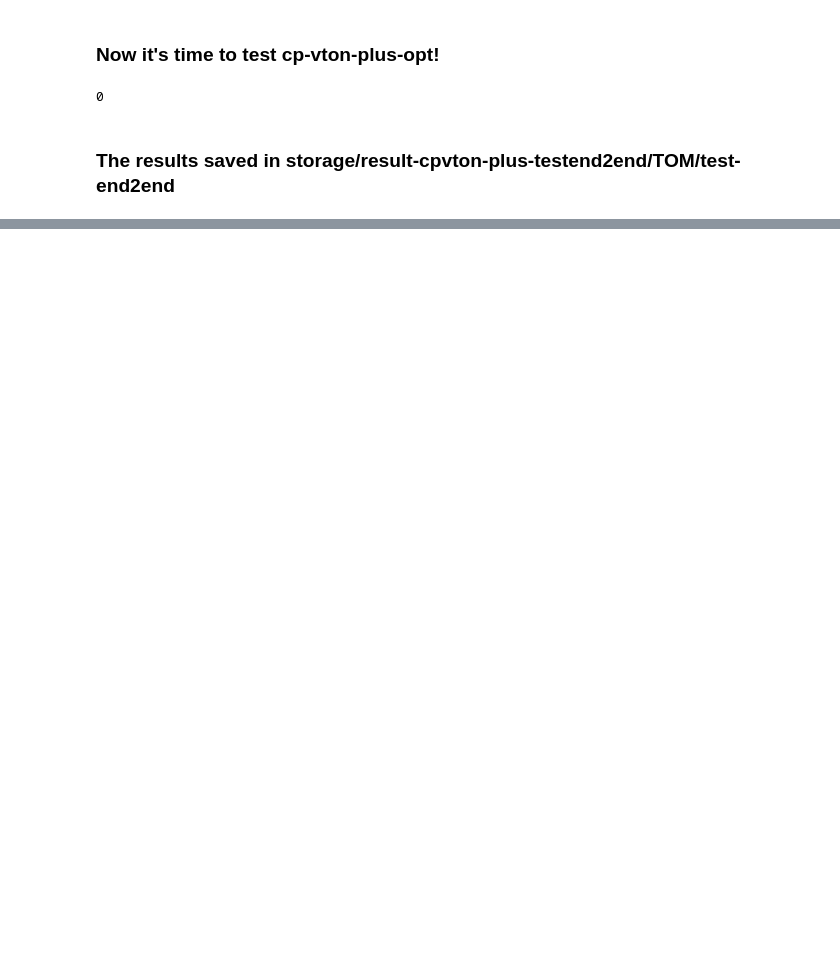
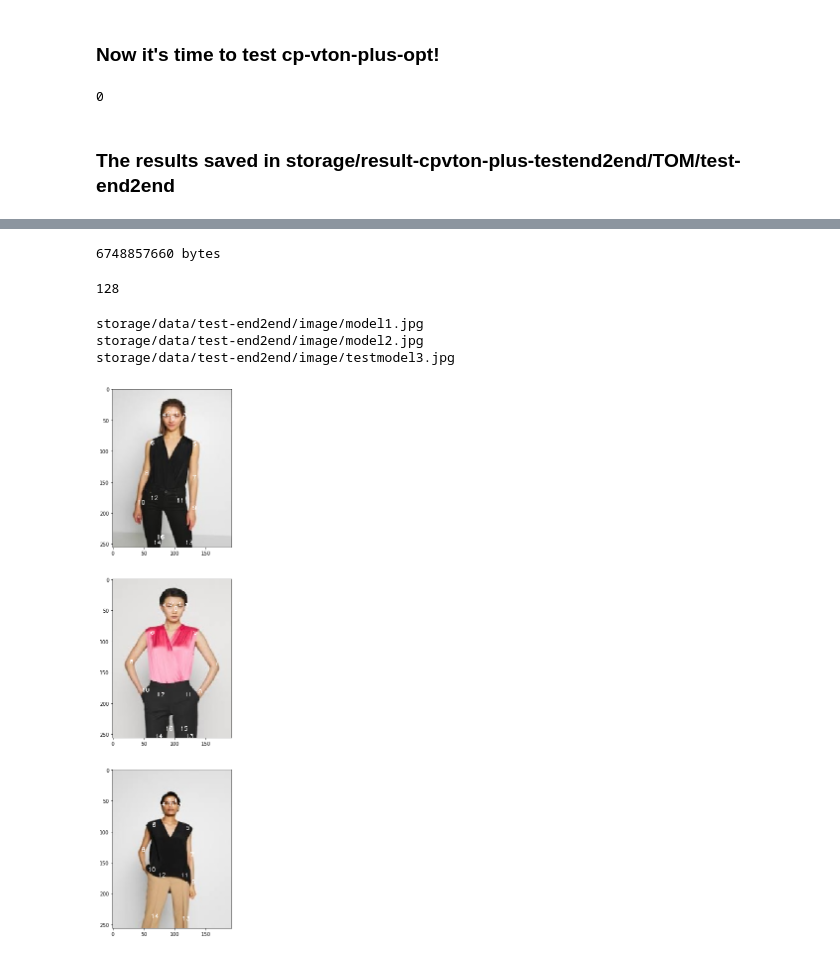
Before and after one commit to abc123yuanrui/cp-vton-plus, a Jupyter notebook: mv-to-storage/CP-VTON-plus-replication.ipynb, the cells around one changed output, grey strips where cells are left out. Cells and saved outputs as stored; diff of their text form; code cells hidden in the pictures; blank space fills up the shorter version.

```diff
--- a/mv-to-storage/CP-VTON-plus-replication.ipynb
+++ b/mv-to-storage/CP-VTON-plus-replication.ipynb
@@ -372,4 +373,8 @@ if not os.path.exists(pose_dir):
 # %%
+import cv2
+dim = (192,256)
+im_names = []
+c_names = []
 with open(os.path.join(dataroot, data_list), 'r') as f:
             for line in f.readlines():
                 im_name, c_name = line.strip().split()
@@ -378,9 +383,13 @@ with open(os.path.join(dataroot, data_list), 'r') as f:
 def resize_files_dir(files_list, src):
     src_files = os.listdir(src)
     for file_name in src_files:
-        if os.path.isfile(os.path.join(src, file_name)):
+        img_pth = os.path.join(src, file_name)
+        if os.path.isfile(img_pth):
             # Load images
             img = cv2.imread(img_pth)
-            cv2.imwrite(mask_path, cloth_mask )
-resize_files_dir(im_names, image_src)
-resize_files_dir(c_names, cloth_src)
+            img_new = cv2.resize(img, dim, interpolation = cv2.INTER_AREA)
+            cv2.imwrite(img_pth, img_new)
+        else:
+            shutil.rmtree(img_pth)
+resize_files_dir(im_names, image_dir)
+resize_files_dir(c_names, cloth_dir)
@@ -424,0 +485,17 @@ subprocess.call(cmd8, shell=True)
+# %%
+import os
+
+def get_size(start_path = 'storage'):
+    total_size = 0
+    for dirpath, dirnames, filenames in os.walk(start_path):
+        for f in filenames:
+            fp = os.path.join(dirpath, f)
+            # skip if it is symbolic link
+            if not os.path.islink(fp):
+                total_size += os.path.getsize(fp)
+
+    return total_size
+
+print(get_size(), 'bytes')
+# %% [output]
+6748857660 bytes
@@ -424,0 +508,45 @@ subprocess.call(cmd8, shell=True)
+# %%
+os.path.getsize("mv_storage.tar.gz")
+# %% [output]
+128
+# %%
+import json
+import numpy as np
+from pprint import pprint
+import cv2
+import glob
+from matplotlib import pyplot as plt
+counter = 1
+fig=plt.figure(figsize=(20,20))
+for file in glob.glob('storage/data/test-end2end/image/' + "*.jpg"):
+    file = file.split('/')[4].split('.')[0]
+    with open('storage/data/test-end2end/pose/'+ file + '_keypoints.json') as f:
+        data = json.load(f)
+        joints = data[0]["keypoints"]
+        joints = np.reshape(joints,(-1,3))
+    print('storage/data/test-end2end/image/' + file + '.jpg')
+    img = cv2.imread('storage/data/test-end2end/image/' + file + '.jpg')
+
+
+    for i in range(len(joints)):
+        font = cv2.FONT_HERSHEY_SIMPLEX
+        bottomLeftCornerOfText = (int(joints[i][0]), int(joints[i][1]))
+        fontScale = 0.3
+        fontColor = (255, 255, 255)
+        lineType = 1
+        cv2.putText(img, str(i),
+                    bottomLeftCornerOfText,
+                    font,
+                    fontScale,
+                    fontColor,
+                    lineType)
+    fig.add_subplot(3, 1, counter)
+    plt.imshow(cv2.cvtColor(img, cv2.COLOR_BGR2RGB))
+    counter = counter+1
+
+plt.show()
+# %% [output]
+storage/data/test-end2end/image/model1.jpg
+storage/data/test-end2end/image/model2.jpg
+storage/data/test-end2end/image/testmodel3.jpg
+[figure, added]
```
Also changed, not shown: parts of 14 cells of this notebook, 2 other files.
